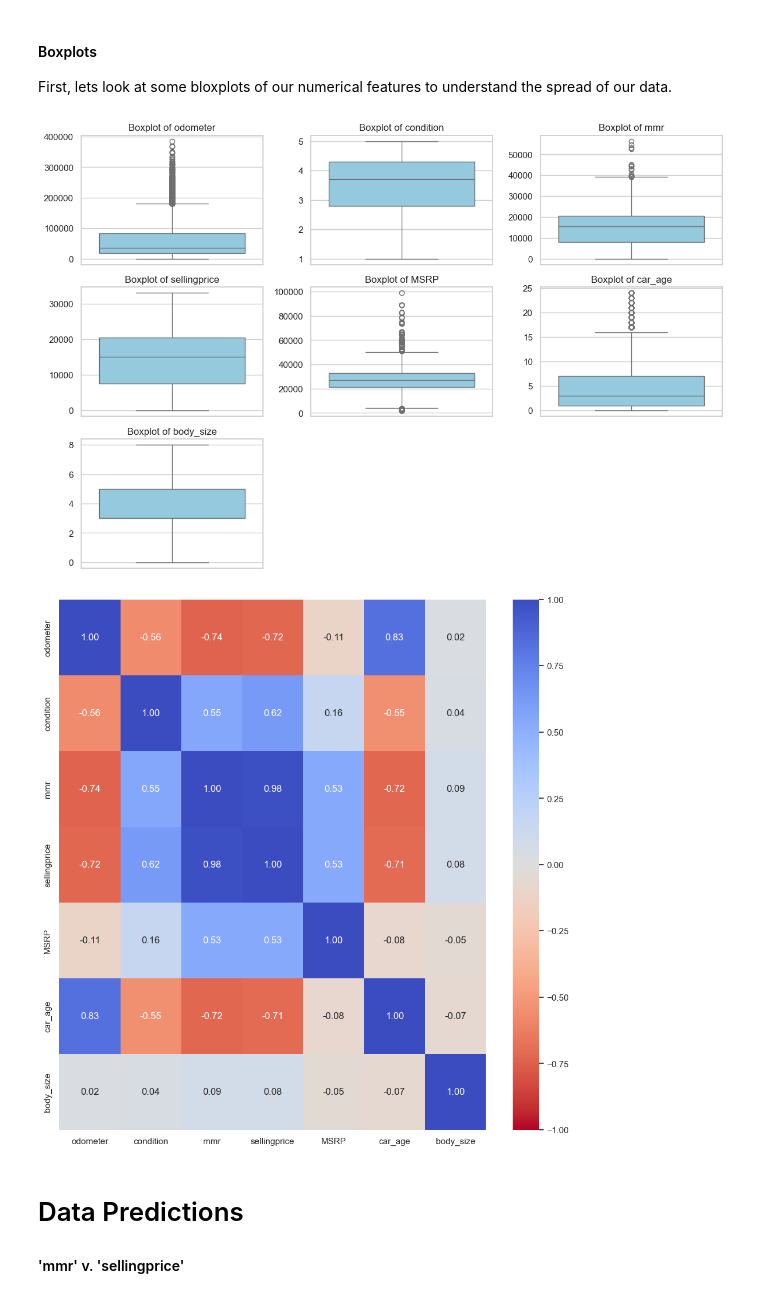
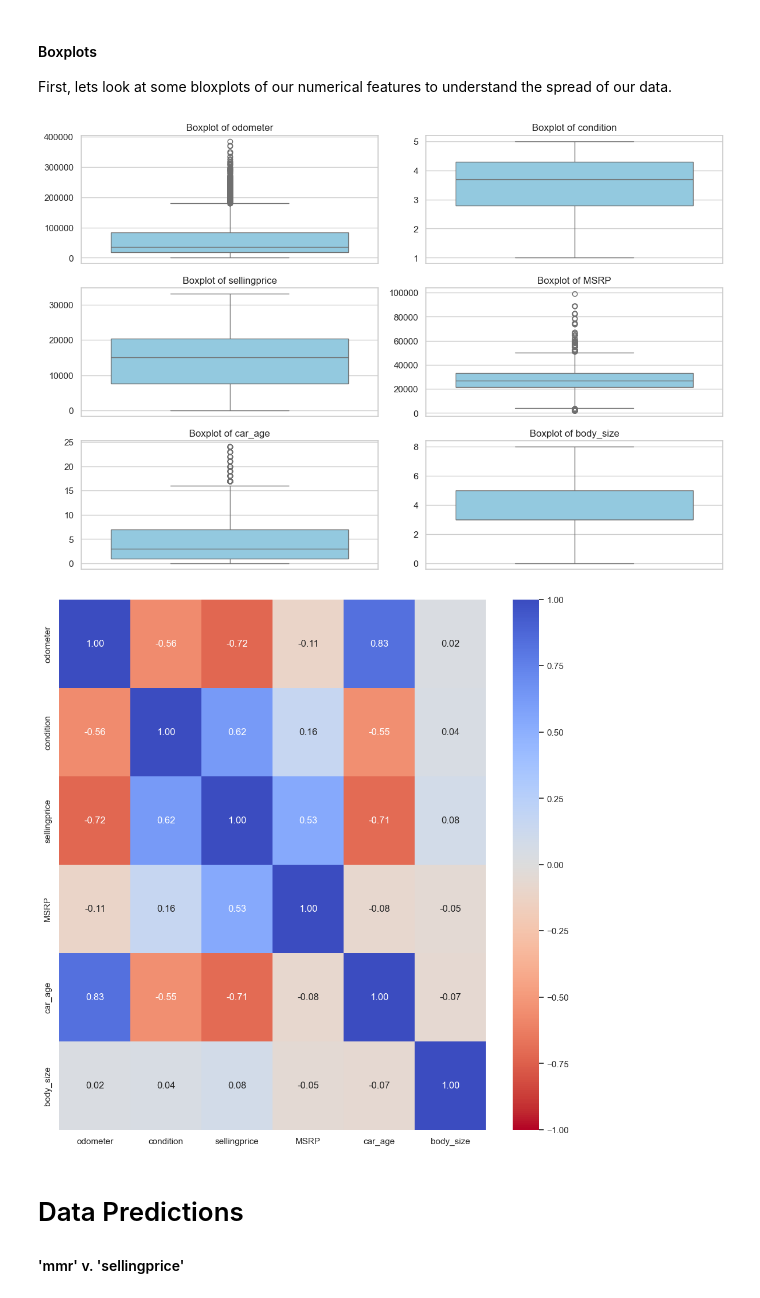
Before and after one commit to skyrez18/ds3870_final_project, a Jupyter notebook: code.ipynb, the cells around one changed output. Drawn from its saved outputs; the diff is of its cells as text; code cells hidden in the pictures.

```diff
--- a/code.ipynb
+++ b/code.ipynb
@@ -299,21 +315,21 @@ First, lets look at some bloxplots of our numerical features to understand the s
 # %%
 sns.set(style="whitegrid")
 
 # Select numerical columns
-numerical_cols = ['odometer', 'condition', 'mmr', 'sellingprice', 'MSRP', 'car_age', 'body_size']
+numerical_cols = ['odometer', 'condition', 'sellingprice', 'MSRP', 'car_age', 'body_size']
 
 # Create subplots
 plt.figure(figsize=(12, 8))
 for i, col in enumerate(numerical_cols, 1):
-    plt.subplot(3, 3, i)
+    plt.subplot(3, 2, i)
     sns.boxplot(y=df[col], color='skyblue')
     plt.title(f'Boxplot of {col}')
     plt.ylabel('')
 
 plt.tight_layout()  # Prevent overlapping
 plt.show()
 # %% [output]
-[figure, old version]
+[figure, new version]
 # %%
 
 plt.figure(figsize = (12, 12))
@@ -326,7 +342,7 @@ sns.heatmap(
     vmax = 1
 );
 # %% [output]
-[figure, old version]
+[figure, new version]
 # %% [markdown]
 # Data Predictions
 #### 'mmr' v. 'sellingprice'
```
Also changed, not shown: parts of 10 cells of this notebook.
